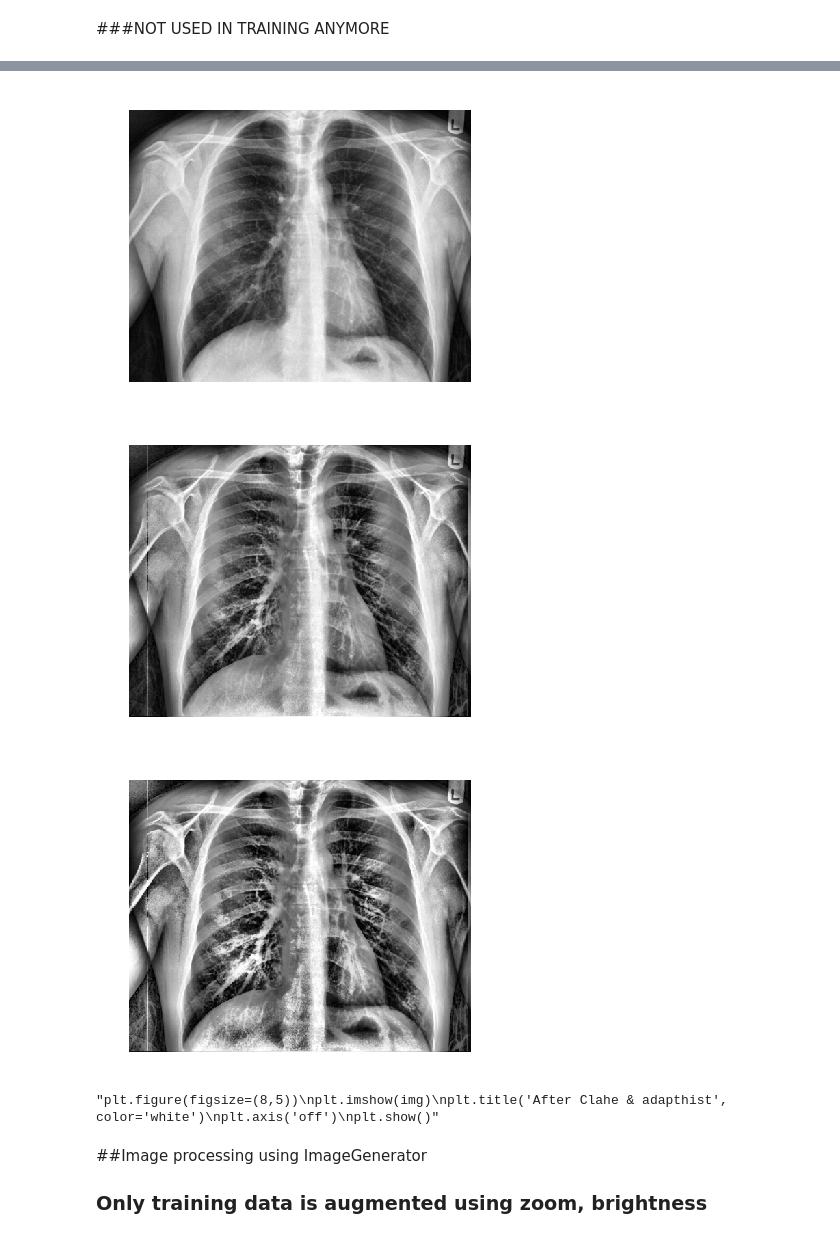
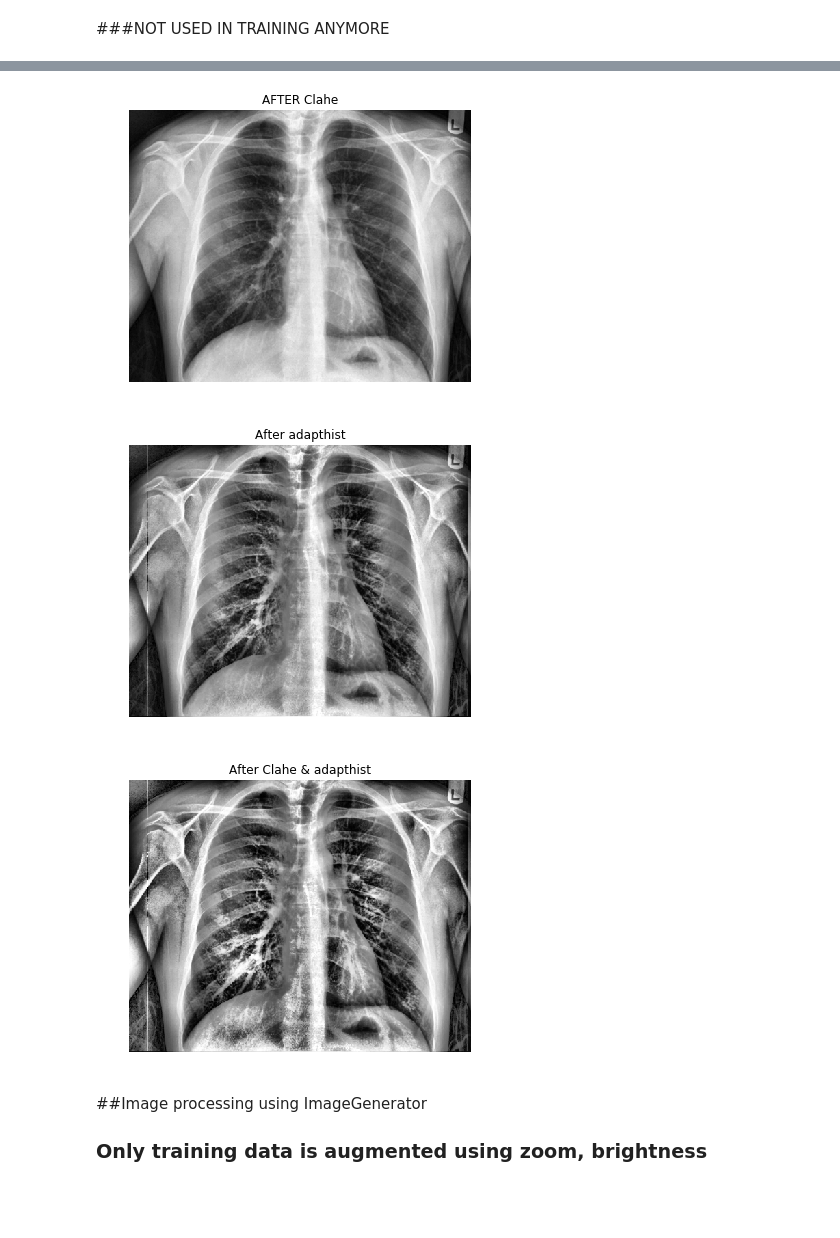
Before and after one commit to akhouli/Chest_Xray, a Jupyter notebook: FNoteBook(K_Fold).ipynb, the cells around one changed output, grey strips where cells are left out. Cells and saved outputs as stored; diff of their text form; code cells hidden in the pictures; blank space fills up the shorter version.

```diff
--- a/FNoteBook(K_Fold).ipynb
+++ b/FNoteBook(K_Fold).ipynb
@@ -152,22 +147,22 @@ img_adapteq = exposure.equalize_adapthist(cl1, clip_limit=0.03)
 #plt.subplot()
 plt.figure(figsize=(8,5))
 plt.imshow(gray_image, cmap='gray')
-plt.title('before', color='white')
+plt.title('before')
 plt.axis('off')
 plt.show()
 plt.figure(figsize=(8,5))
 plt.imshow(cl1, cmap='gray')
-plt.title('AFTER Clahe', color='white')
+plt.title('AFTER Clahe')
 plt.axis('off')
 plt.show()
 plt.figure(figsize=(8,5))
 plt.imshow(img_adapteq1, cmap='gray')
-plt.title('After adapthist', color='white')
+plt.title('After adapthist')
 plt.axis('off')
 plt.show()
 plt.figure(figsize=(8,5))
 plt.imshow(img_adapteq, cmap='gray')
-plt.title('After Clahe & adapthist', color='white')
+plt.title('After Clahe & adapthist')
 plt.axis('off')
 plt.show()
 # %% [output]
@@ -175,7 +170,6 @@ plt.show()
-[figure, old version]
+[figure, new version]
-[figure, old version]
+[figure, new version]
-[figure, old version]
+[figure, new version]
-"plt.figure(figsize=(8,5))\nplt.imshow(img)\nplt.title('After Clahe & adapthist', color='white')\nplt.axis('off')\nplt.show()"
 # %% [markdown]
 ##Image processing using ImageGenerator
 ### Only training data is augmented using zoom, brightness
```
Also changed, not shown: parts of 13 cells of this notebook.
